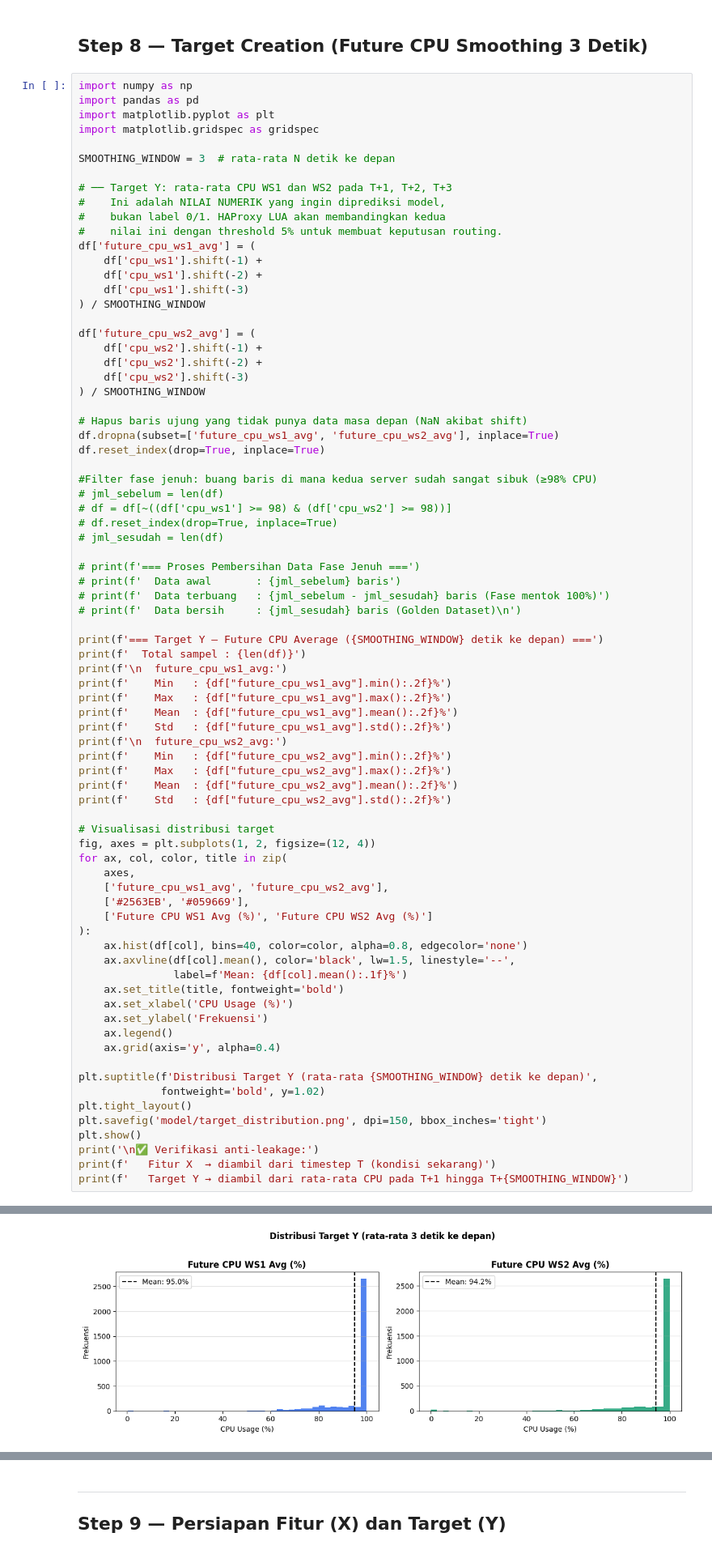
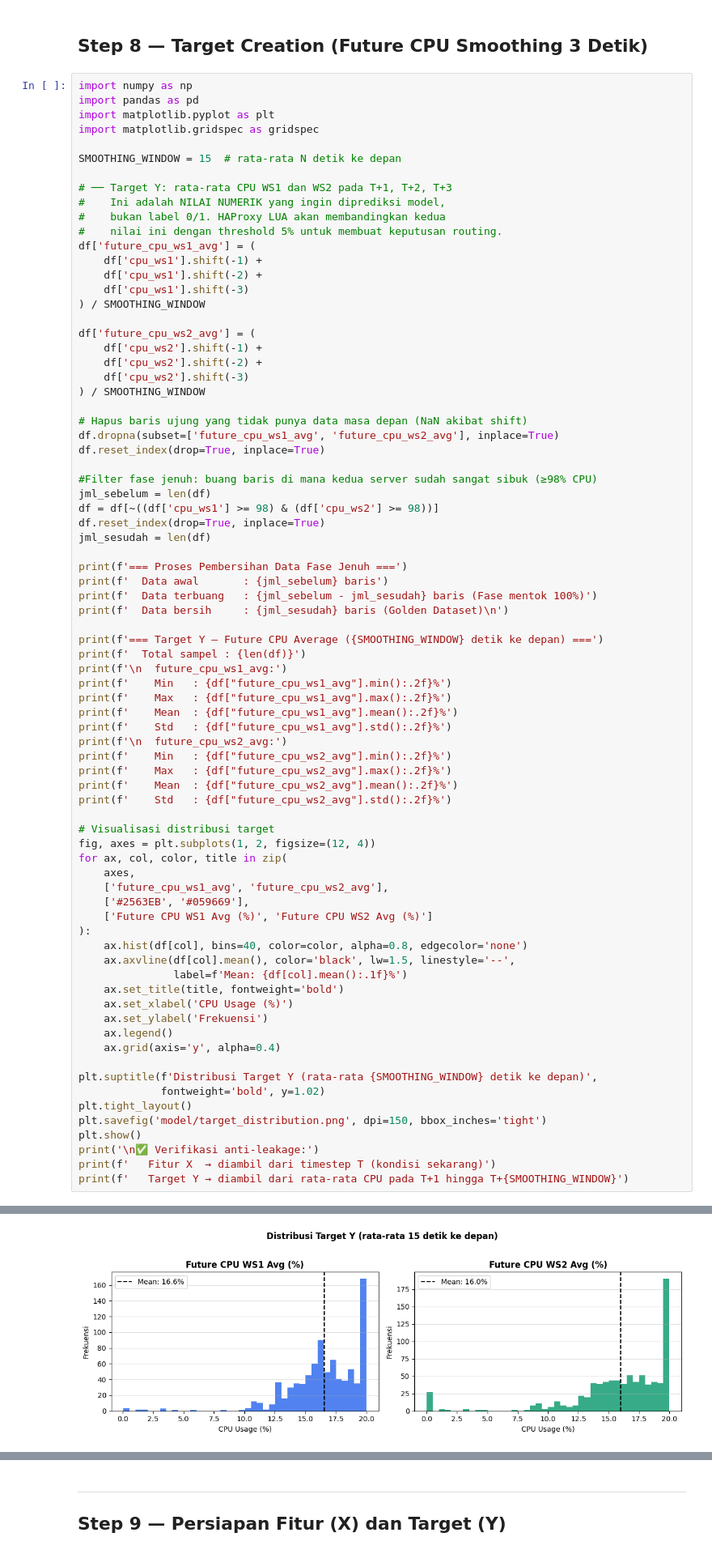
Before and after one commit to Dcrezztopia/Load-Balancing-Berbasis-AI, a Jupyter notebook: xgboost_load_balancer.ipynb, the cells around one changed output, grey strips where cells are left out. Shown at 81% size. Saved outputs shown, nothing was run; the diff lists cells and outputs as text.

Commit message:
com: RMSE=(1.9%, 1.9%), MAE=(1.6%, 1.6%), R2=(-1,-2) - Smoothing_window= 15, n_estimator= 100

```diff
--- a/xgboost_load_balancer.ipynb
+++ b/xgboost_load_balancer.ipynb
@@ -402,7 +402,7 @@ import pandas as pd
 import matplotlib.pyplot as plt
 import matplotlib.gridspec as gridspec
 
-SMOOTHING_WINDOW = 3  # rata-rata N detik ke depan
+SMOOTHING_WINDOW = 15  # rata-rata N detik ke depan
 
 # ── Target Y: rata-rata CPU WS1 dan WS2 pada T+1, T+2, T+3
 #    Ini adalah NILAI NUMERIK yang ingin diprediksi model,
@@ -425,15 +425,15 @@ df.dropna(subset=['future_cpu_ws1_avg', 'future_cpu_ws2_avg'], inplace=True)
 df.reset_index(drop=True, inplace=True)
 
 #Filter fase jenuh: buang baris di mana kedua server sudah sangat sibuk (≥98% CPU)
-# jml_sebelum = len(df)
-# df = df[~((df['cpu_ws1'] >= 98) & (df['cpu_ws2'] >= 98))]
-# df.reset_index(drop=True, inplace=True)
-# jml_sesudah = len(df)
+jml_sebelum = len(df)
+df = df[~((df['cpu_ws1'] >= 98) & (df['cpu_ws2'] >= 98))]
+df.reset_index(drop=True, inplace=True)
+jml_sesudah = len(df)
 
-# print(f'=== Proses Pembersihan Data Fase Jenuh ===')
-# print(f'  Data awal       : {jml_sebelum} baris')
-# print(f'  Data terbuang   : {jml_sebelum - jml_sesudah} baris (Fase mentok 100%)')
-# print(f'  Data bersih     : {jml_sesudah} baris (Golden Dataset)\n')
+print(f'=== Proses Pembersihan Data Fase Jenuh ===')
+print(f'  Data awal       : {jml_sebelum} baris')
+print(f'  Data terbuang   : {jml_sebelum - jml_sesudah} baris (Fase mentok 100%)')
+print(f'  Data bersih     : {jml_sesudah} baris (Golden Dataset)\n')
 
 print(f'=== Target Y — Future CPU Average ({SMOOTHING_WINDOW} detik ke depan) ===')
 print(f'  Total sampel : {len(df)}')
@@ -491,3 +496,3 @@ print(f'   Target Y → diambil dari rata-rata CPU pada T+1 hingga T+{SMOOTHING_
-[figure, old version]
+[figure, new version]
 ✅ Verifikasi anti-leakage:
    Fitur X  → diambil dari timestep T (kondisi sekarang)
```
Also changed, not shown: parts of 11 cells of this notebook, 7 other files.
